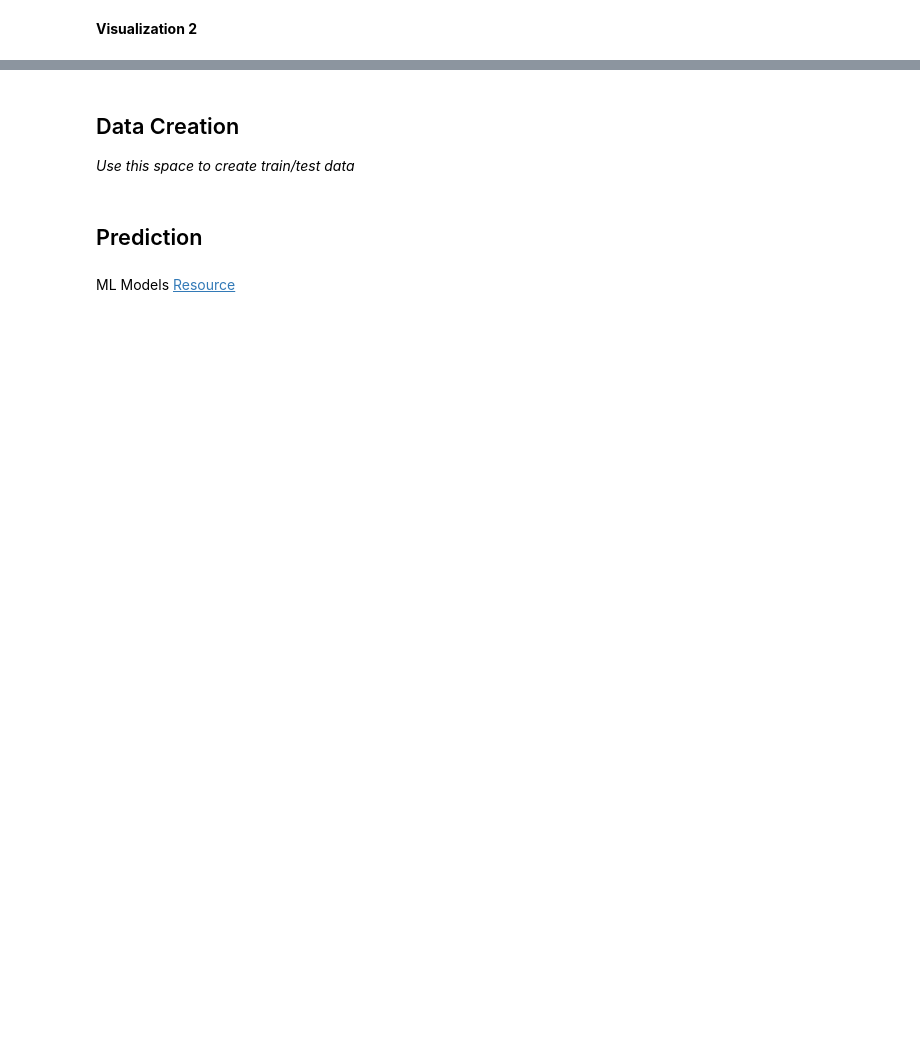
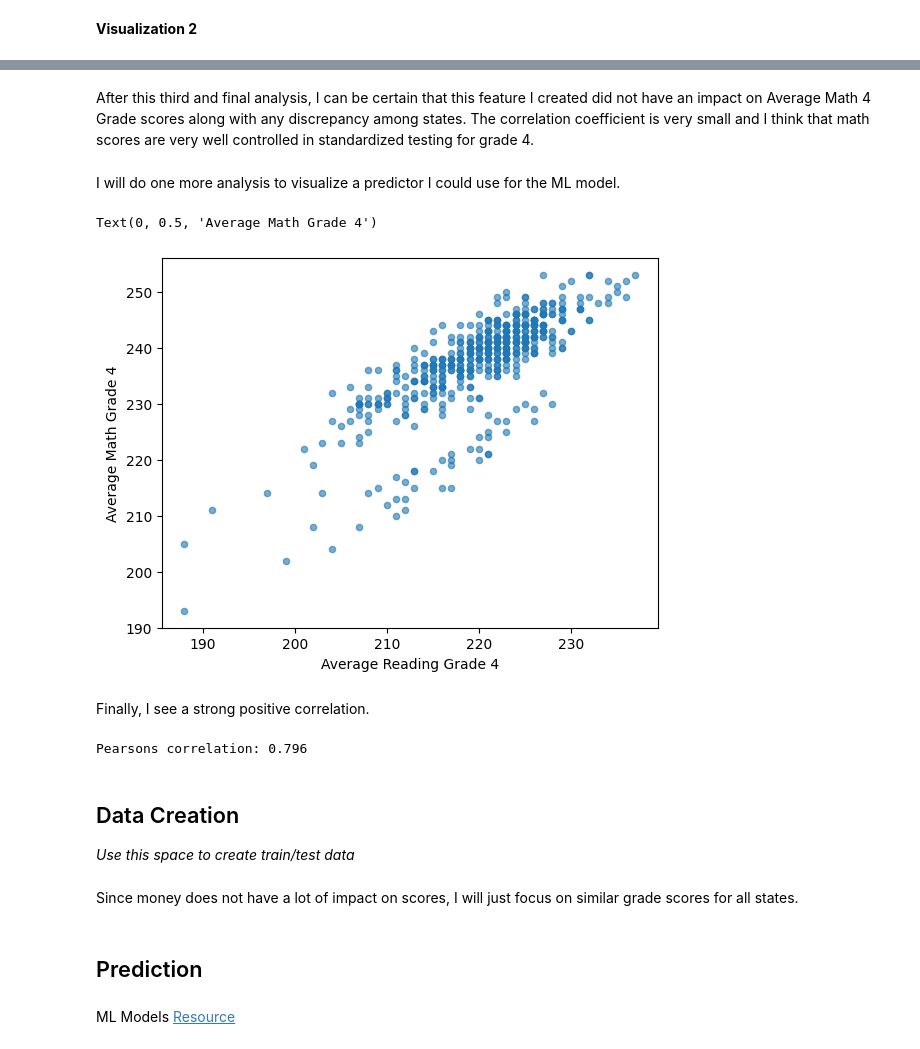
Before and after one commit to bL1233/Lesko-Git-Tutorial, a Jupyter notebook: tutorial1/checkpoint1.ipynb, the cells around one changed output, grey strips where cells are left out. Cells and saved outputs as stored; diff of their text form; code cells hidden in the pictures; blank space fills up the shorter version.

```diff
--- a/tutorial1/checkpoint1.ipynb
+++ b/tutorial1/checkpoint1.ipynb
@@ -77,6 +207,26 @@ Investigate the relationship between your chosen response variable and at least
+# %% [markdown]
+After this third and final analysis, I can be certain that this feature I created did not have an impact on Average Math 4 Grade scores along with any discrepancy among states. The correlation coefficient is very small and I think that math scores are very well controlled in standardized testing for grade 4.
+# %% [markdown]
+I will do one more analysis to visualize a predictor I could use for the ML model.
+# %%
+df.plot.scatter(x='AVG_READING_4_SCORE', y='AVG_MATH_4_SCORE', alpha=0.6)
+plt.xlabel('Average Reading Grade 4')
+plt.ylabel('Average Math Grade 4')
+# %% [output]
+Text(0, 0.5, 'Average Math Grade 4')
+[figure, added]
+# %% [markdown]
+Finally, I see a strong positive correlation.
+# %%
+corr, _ = pearsonr(df['AVG_READING_4_SCORE'].fillna(0), df['AVG_MATH_4_SCORE'].fillna(0))
+print('Pearsons correlation: %.3f' % corr)
+# %% [output]
+Pearsons correlation: 0.796
 # %% [markdown]
 <h2> Data Creation </h2>
 
 _Use this space to create train/test data_
+# %% [markdown]
+Since money does not have a lot of impact on scores, I will just focus on similar grade scores for all states.
 # %%
 from sklearn.model_selection import train_test_split
```
Also changed, not shown: parts of 37 cells of this notebook.
